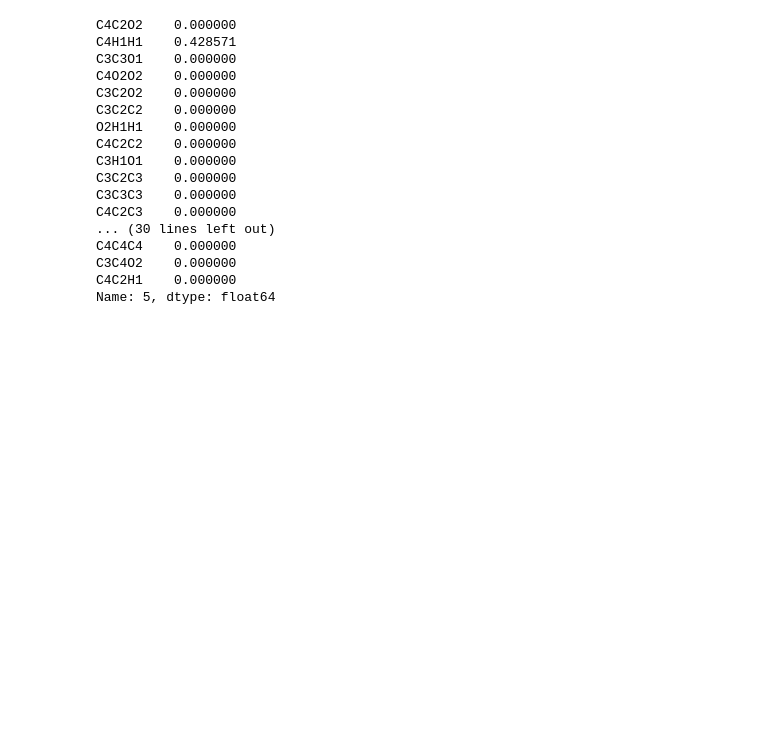
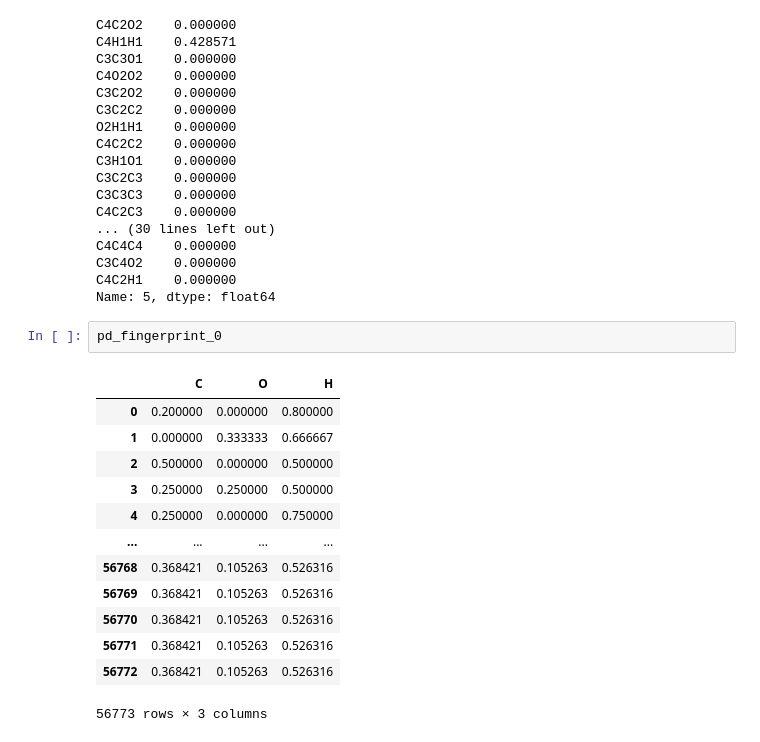
Before and after one commit to Kamesh-K/Motif-Based-Fingerprint, a Jupyter notebook: Fingerprints/HierachialFingerprint_1.ipynb, the cells around one changed output. Drawn from its saved outputs; the diff is of its cells as text; blank space fills up the shorter version.

```diff
--- a/Fingerprints/HierachialFingerprint_1.ipynb
+++ b/Fingerprints/HierachialFingerprint_1.ipynb
@@ -448,3 +458,19 @@ C4C4C4    0.000000
 C3C4O2    0.000000
 C4C2H1    0.000000
 Name: 5, dtype: float64
+# %%
+pd_fingerprint_0
+# %% [output]
+|  | C | O | H |
+| 0 | 0.200000 | 0.000000 | 0.800000 |
+| 1 | 0.000000 | 0.333333 | 0.666667 |
+| 2 | 0.500000 | 0.000000 | 0.500000 |
+| 3 | 0.250000 | 0.250000 | 0.500000 |
+| 4 | 0.250000 | 0.000000 | 0.750000 |
+| ... | ... | ... | ... |
+| 56768 | 0.368421 | 0.105263 | 0.526316 |
+| 56769 | 0.368421 | 0.105263 | 0.526316 |
+| 56770 | 0.368421 | 0.105263 | 0.526316 |
+| 56771 | 0.368421 | 0.105263 | 0.526316 |
+| 56772 | 0.368421 | 0.105263 | 0.526316 |
+56773 rows × 3 columns
```
Also changed, not shown: parts of 3 cells of this notebook, 3 other files.
